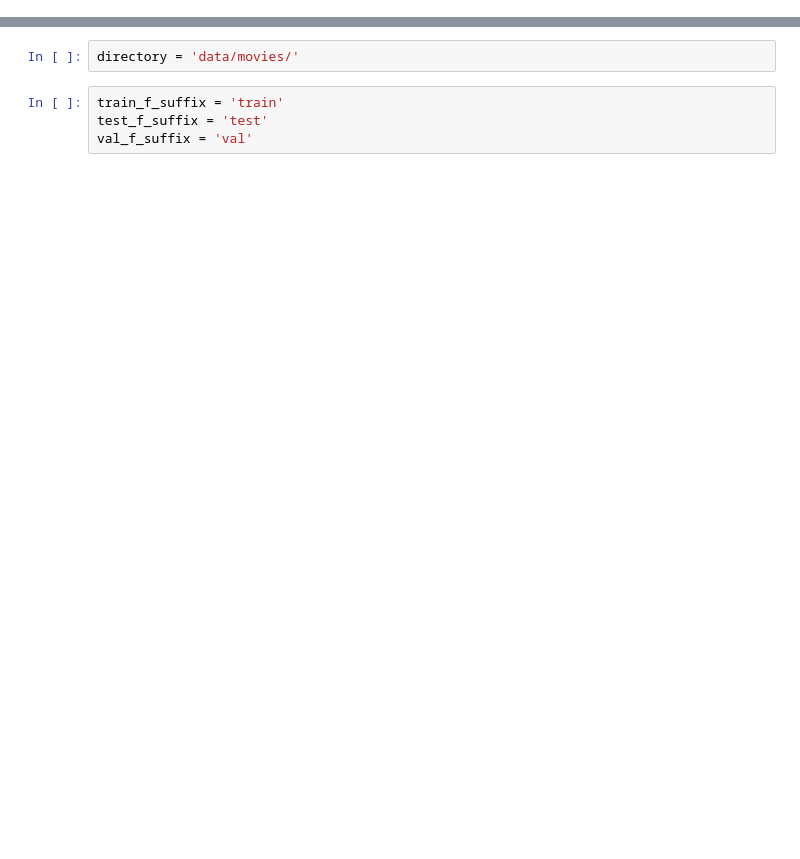
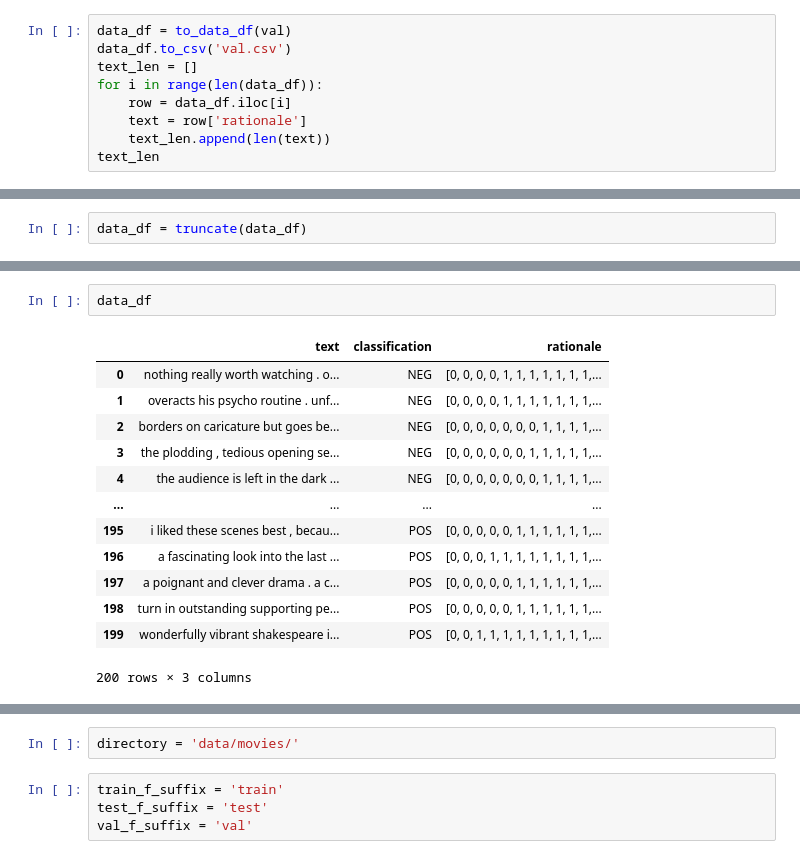
Before and after one commit to shaggyday/evaluating-human-rationales, a Jupyter notebook: movies_stats.ipynb, the cells around one changed output, grey strips where cells are left out. Saved outputs shown, nothing was run; the diff lists cells and outputs as text; blank space fills up the shorter version.

```diff
--- a/movies_stats.ipynb
+++ b/movies_stats.ipynb
@@ -0,0 +124,9 @@
+# %%
+data_df = to_data_df(val)
+data_df.to_csv('val.csv')
+text_len = []
+for i in range(len(data_df)):
+    row = data_df.iloc[i]
+    text = row['rationale']
+    text_len.append(len(text))
+text_len
@@ -0,0 +151,2 @@
+# %%
+data_df = truncate(data_df)
@@ -0,0 +171,16 @@
+# %%
+data_df
+# %% [output]
+|  | text | classification | rationale |
+| 0 | nothing really worth watching . o... | NEG | [0, 0, 0, 0, 1, 1, 1, 1, 1, 1, 1,... |
+| 1 | overacts his psycho routine . unf... | NEG | [0, 0, 0, 0, 1, 1, 1, 1, 1, 1, 1,... |
+| 2 | borders on caricature but goes be... | NEG | [0, 0, 0, 0, 0, 0, 0, 1, 1, 1, 1,... |
+| 3 | the plodding , tedious opening se... | NEG | [0, 0, 0, 0, 0, 0, 1, 1, 1, 1, 1,... |
+| 4 | the audience is left in the dark ... | NEG | [0, 0, 0, 0, 0, 0, 0, 1, 1, 1, 1,... |
+| ... | ... | ... | ... |
+| 195 | i liked these scenes best , becau... | POS | [0, 0, 0, 0, 0, 1, 1, 1, 1, 1, 1,... |
+| 196 | a fascinating look into the last ... | POS | [0, 0, 0, 1, 1, 1, 1, 1, 1, 1, 1,... |
+| 197 | a poignant and clever drama . a c... | POS | [0, 0, 0, 0, 0, 1, 1, 1, 1, 1, 1,... |
+| 198 | turn in outstanding supporting pe... | POS | [0, 0, 0, 0, 0, 1, 1, 1, 1, 1, 1,... |
+| 199 | wonderfully vibrant shakespeare i... | POS | [0, 0, 1, 1, 1, 1, 1, 1, 1, 1, 1,... |
+200 rows × 3 columns
```
Also changed, not shown: parts of 18 cells of this notebook, 9 other files.
